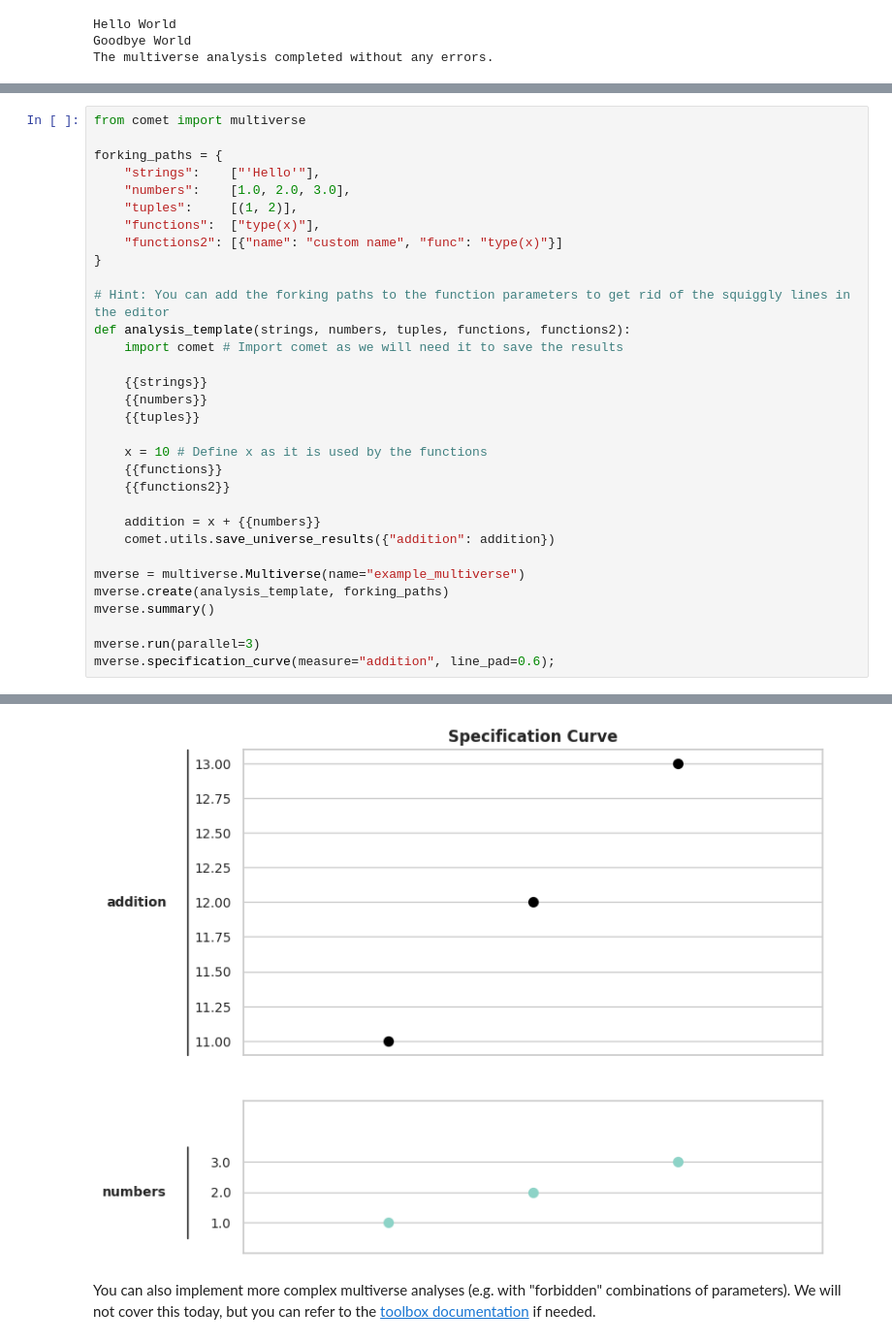
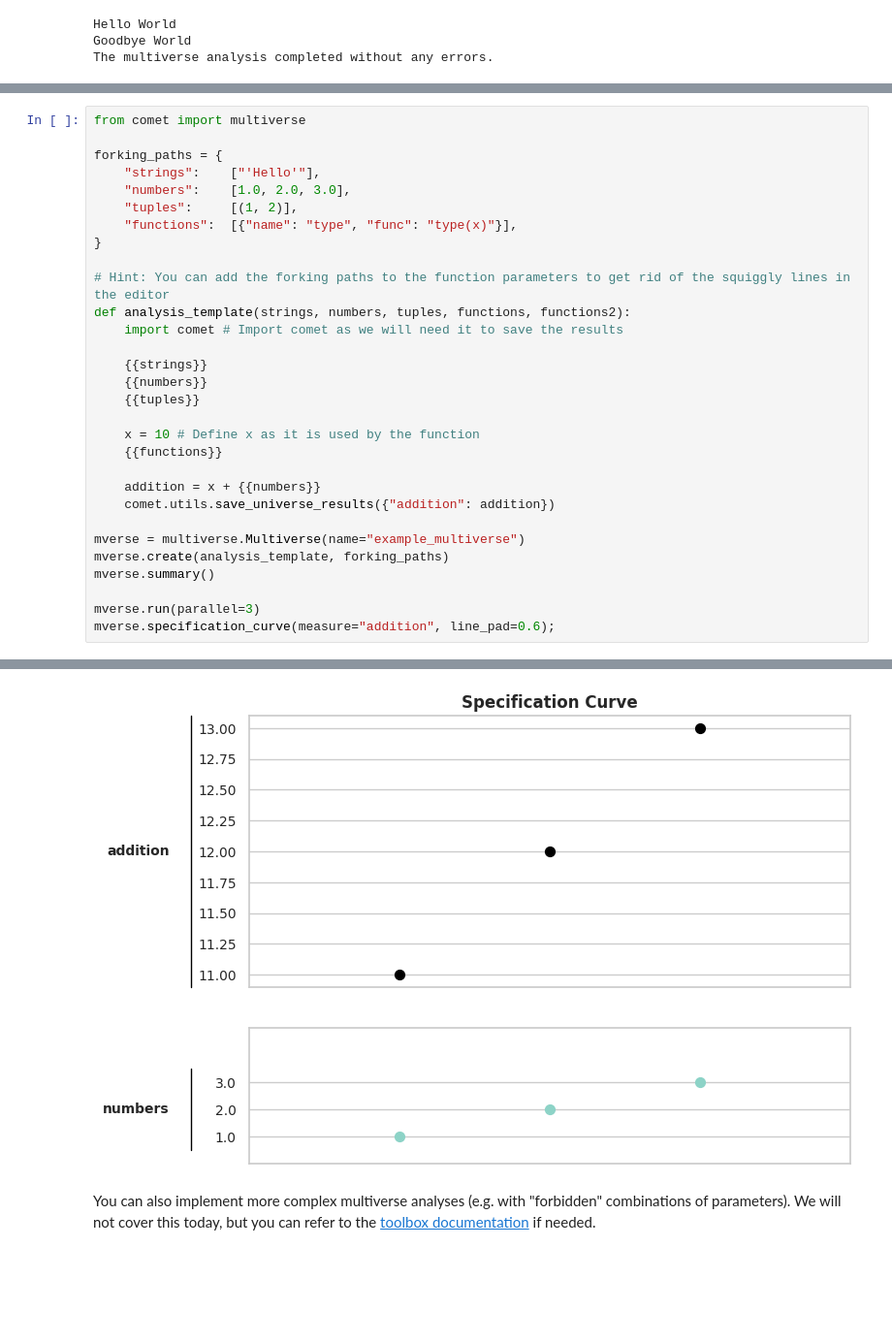
Before and after one commit to pmus-lab/pug2025-workshop, a Jupyter notebook: book/3_practical/0_comet.ipynb, the cells around one changed output, grey strips where cells are left out. Shown at 97% size. Drawn from its saved outputs; the diff is of its cells as text; blank space fills up the shorter version.

```diff
--- a/book/3_practical/0_comet.ipynb
+++ b/book/3_practical/0_comet.ipynb
@@ -69,8 +85,7 @@ forking_paths = {
     "strings":    ["'Hello'"],
     "numbers":    [1.0, 2.0, 3.0],
     "tuples":     [(1, 2)],
-    "functions":  ["type(x)"],
-    "functions2": [{"name": "custom name", "func": "type(x)"}]
+    "functions":  [{"name": "type", "func": "type(x)"}],
 }
 
 # Hint: You can add the forking paths to the function parameters to get rid of the squiggly lines in the editor
@@ -81,9 +96,8 @@ def analysis_template(strings, numbers, tuples, functions, functions2):
     {{numbers}}
     {{tuples}}
 
-    x = 10 # Define x as it is used by the functions
+    x = 10 # Define x as it is used by the function
     {{functions}}
-    {{functions2}}
 
     addition = x + {{numbers}}
     comet.utils.save_universe_results({"addition": addition})
@@ -102,5 +116,5 @@ mverse.specification_curve(measure="addition", line_pad=0.6);
 Starting multiverse analysis for all universes...
 The multiverse analysis completed without any errors.
-[figure, old version]
+[figure, new version]
 # %% [markdown]
 You can also implement more complex multiverse analyses (e.g. with "forbidden" combinations of parameters). We will not cover this today, but you can refer to the [toolbox documentation](https://comet-toolbox.readthedocs.io/en/latest/sections/tutorials.html) if needed.
```
Also changed, not shown: parts of 7 cells of this notebook, 12 other files.
